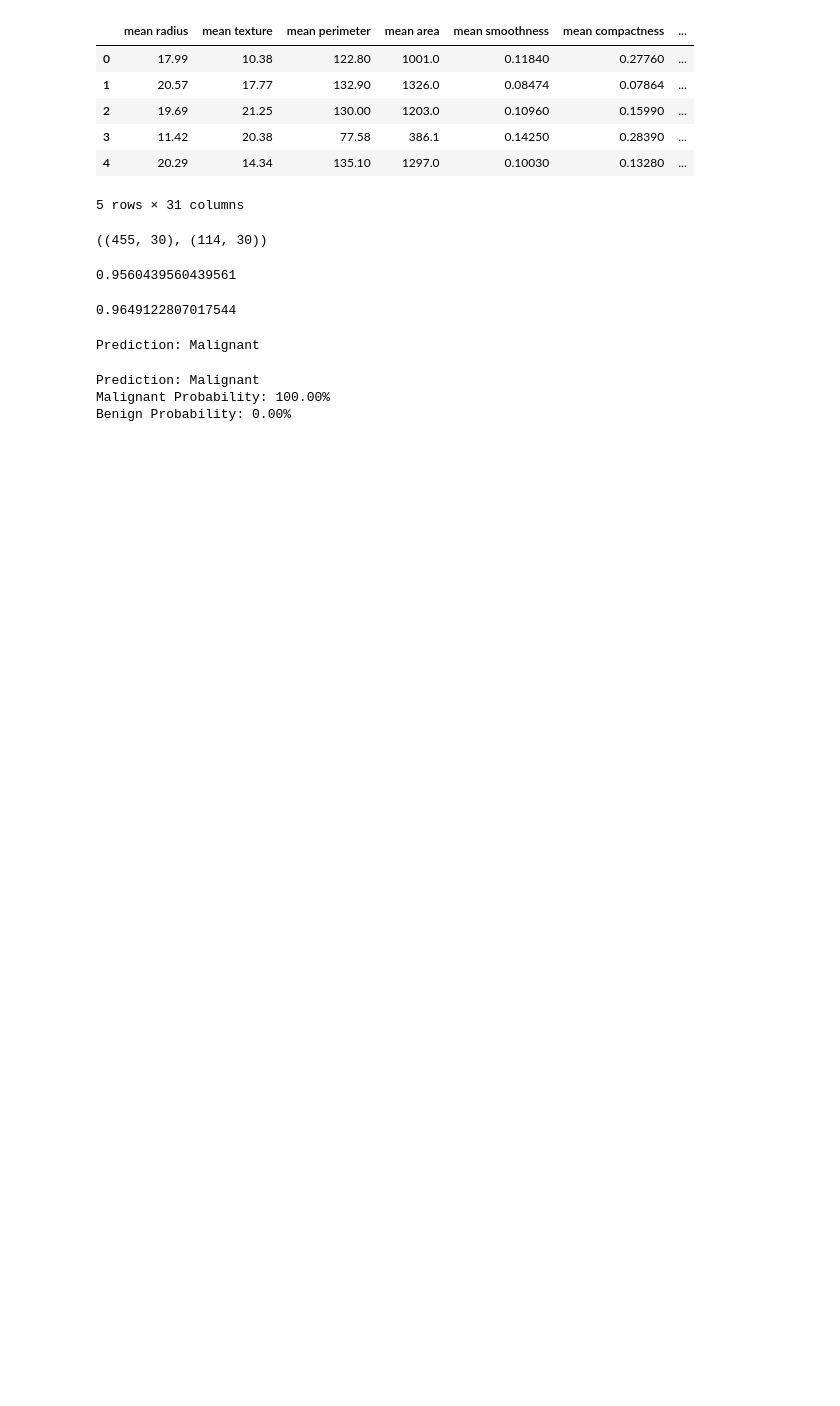
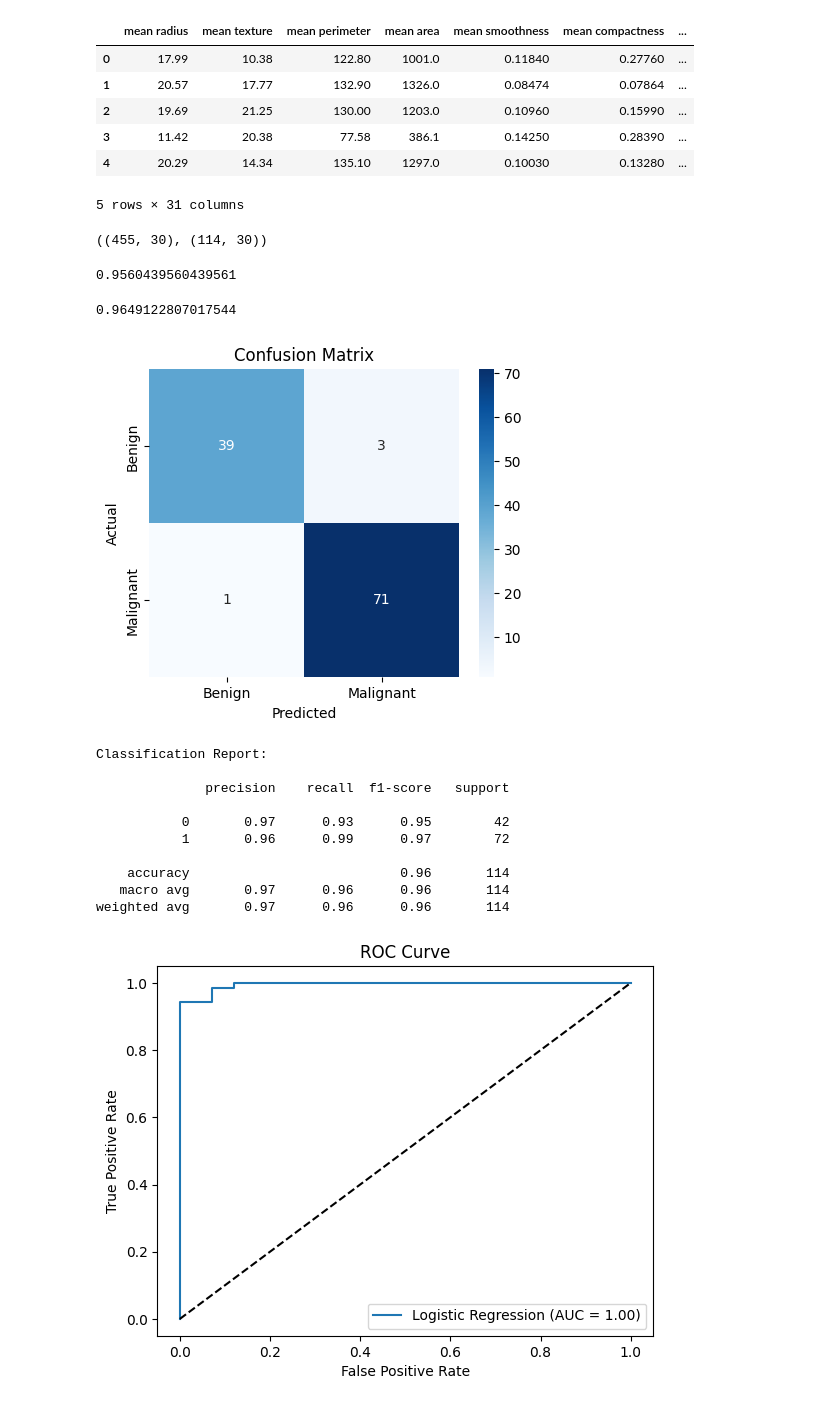
Before and after one commit to mohanavelan-s/breast-cancer-prediction, a Jupyter notebook: breast-cancer-prediction.ipynb, the cells around one changed output. Cells and saved outputs as stored; diff of their text form; code cells hidden in the pictures; blank space fills up the shorter version.

Commit message:
Added an updated file
This updated file contains model accuracy.

```diff
--- a/breast-cancer-prediction.ipynb
+++ b/breast-cancer-prediction.ipynb
@@ -65,27 +65,50 @@ test_accuracy = model.score(X_test, y_test)
 test_accuracy
 # %% [output]
 0.9649122807017544
-# %%
-# Predict on a single test case (first test sample)
-sample = X_test.iloc[[0]]   # double brackets to keep 2D
-prediction = model.predict(sample)
-
-print("Prediction:", "Malignant" if prediction[0] == 0 else "Benign")
-# %% [output]
-Prediction: Malignant
-# %%
-# Prediction
-prediction = model.predict(input_df)
-probability = model.predict_proba(input_df)[0]  # take first row
-
-# Format nicely
-malignant_prob = probability[0] * 100
-benign_prob = probability[1] * 100
-
-print(f"Prediction: {'Malignant' if prediction[0] == 0 else 'Benign'}")
-print(f"Malignant Probability: {malignant_prob:.2f}%")
-print(f"Benign Probability: {benign_prob:.2f}%")
-# %% [output]
-Prediction: Malignant
-Malignant Probability: 100.00%
-Benign Probability: 0.00%
+# %%
+from sklearn.metrics import classification_report, confusion_matrix, roc_curve, auc
+import matplotlib.pyplot as plt
+import seaborn as sns
+
+# Predictions
+y_pred = model.predict(X_test)
+y_pred_proba = model.predict_proba(X_test)[:, 1]
+
+# Confusion Matrix
+cm = confusion_matrix(y_test, y_pred)
+plt.figure(figsize=(5,4))
+sns.heatmap(cm, annot=True, fmt='d', cmap="Blues", xticklabels=['Benign','Malignant'], yticklabels=['Benign','Malignant'])
+plt.xlabel("Predicted")
+plt.ylabel("Actual")
+plt.title("Confusion Matrix")
+plt.show()
+
+# Classification Report
+print("Classification Report:\n")
+print(classification_report(y_test, y_pred))
+
+# ROC Curve
+fpr, tpr, thresholds = roc_curve(y_test, y_pred_proba)
+roc_auc = auc(fpr, tpr)
+
+plt.figure()
+plt.plot(fpr, tpr, label=f'Logistic Regression (AUC = {roc_auc:.2f})')
+plt.plot([0,1], [0,1], 'k--')
+plt.xlabel("False Positive Rate")
+plt.ylabel("True Positive Rate")
+plt.title("ROC Curve")
+plt.legend(loc="lower right")
+plt.show()
+# %% [output]
+[figure, added]
+Classification Report:
+
+              precision    recall  f1-score   support
+
+           0       0.97      0.93      0.95        42
+           1       0.96      0.99      0.97        72
+
+    accuracy                           0.96       114
+   macro avg       0.97      0.96      0.96       114
+weighted avg       0.97      0.96      0.96       114
+[figure, added]
```
